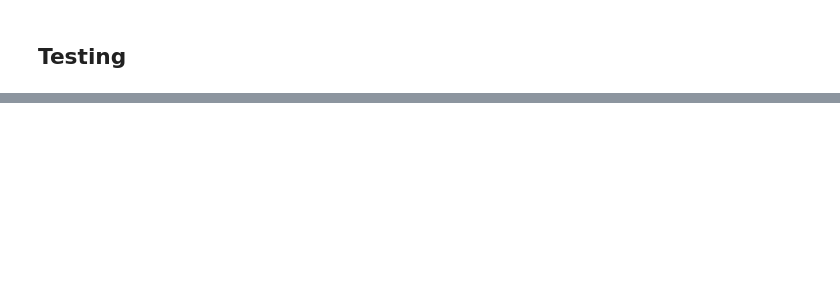
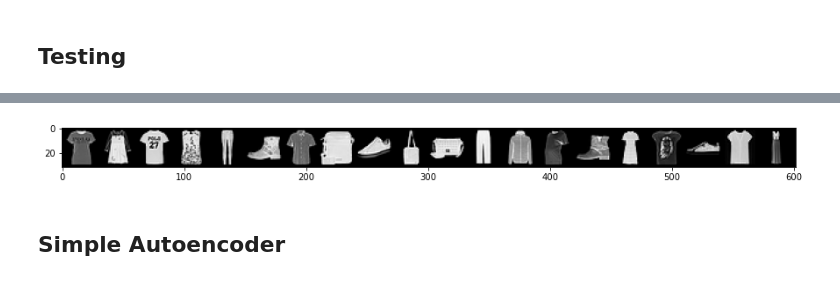
Before and after one commit to nkotelevskii/vi_mcmc_workaround, a Jupyter notebook: notebooks/VAE.ipynb, the cells around one changed output, grey strips where cells are left out. Cells and saved outputs as stored; diff of their text form; code cells hidden in the pictures; blank space fills up the shorter version.

Commit message:
comparison with simple autoencoder

```diff
--- a/notebooks/VAE.ipynb
+++ b/notebooks/VAE.ipynb
@@ -240,0 +217,8 @@ for i in range(batch_size):
+# %%
+plt.figure(figsize=(15,10))
+imshow(torchvision.utils.make_grid(images, nrow=20))
+plt.show()
+# %% [output]
+[figure, added]
+# %% [markdown]
+## Simple Autoencoder
```
Also changed, not shown: parts of 20 cells of this notebook.
